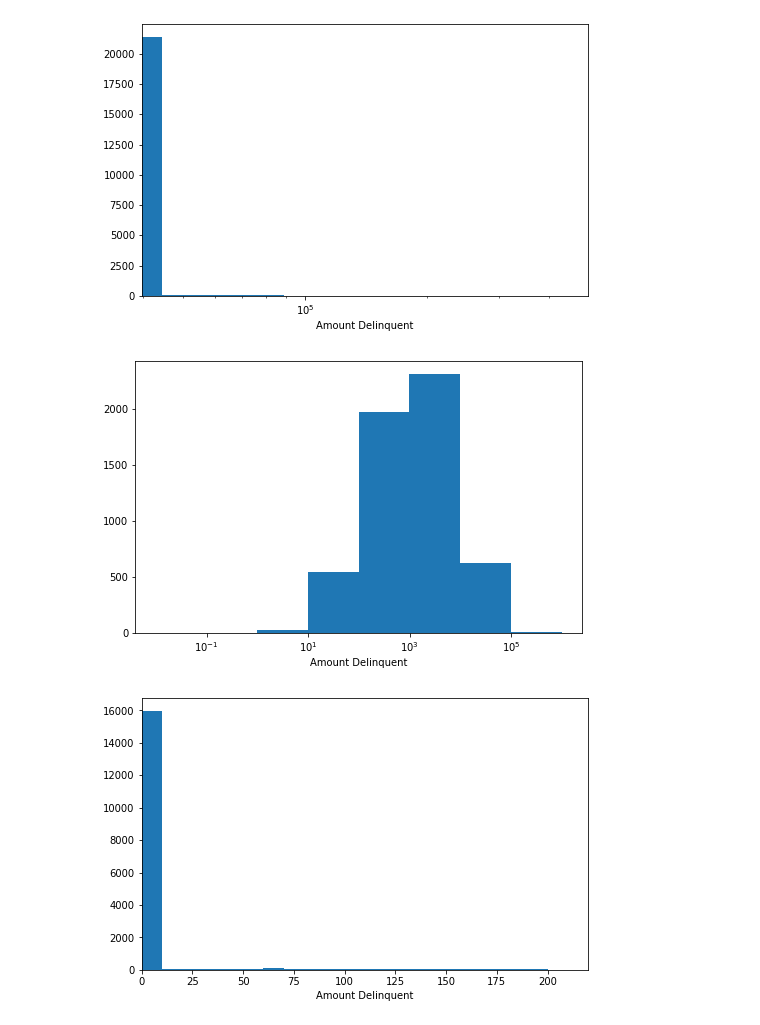
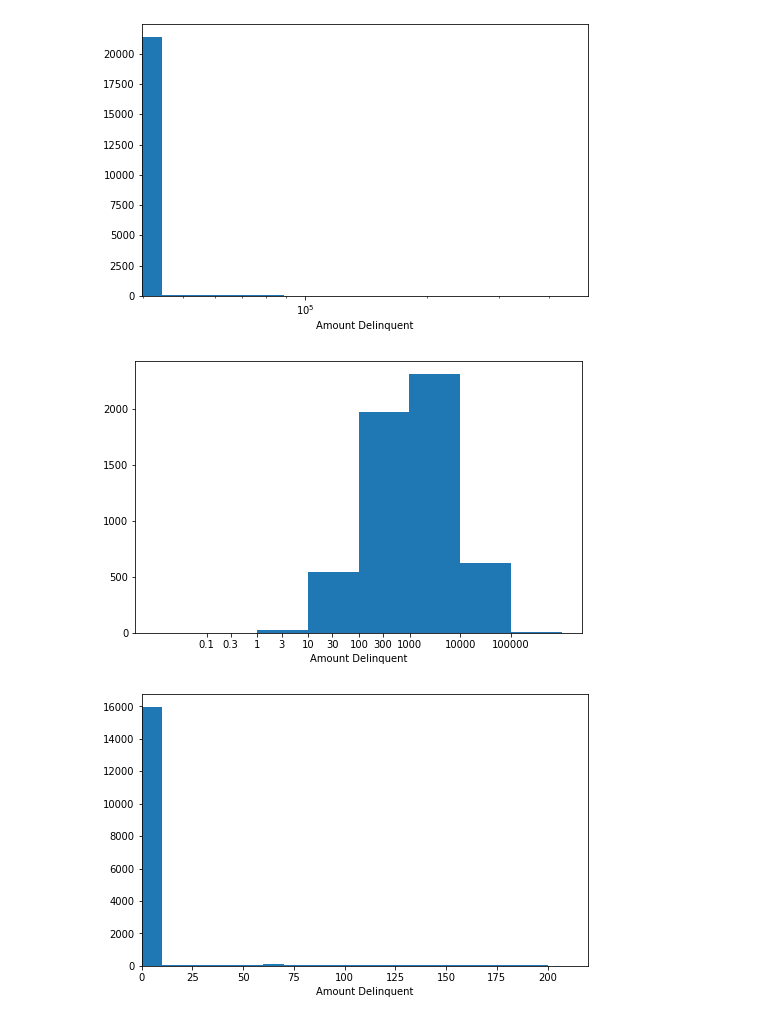
Before and after one commit to werdnamac/prosperloans, a Jupyter notebook: loan_exploration1.ipynb, the cells around one changed output. Saved outputs shown, nothing was run; the diff lists cells and outputs as text; code cells hidden in the pictures.

```diff
--- a/loan_exploration1.ipynb
+++ b/loan_exploration1.ipynb
@@ -1200,16 +1267,21 @@ plt.show()
 # %%
 binsize = .999
 bins = 10**np.arange(-2, np.log10(loans_to_2008['AmountDelinquent'].max())+binsize, binsize)
 
+# Generate the x-ticks you want to apply
+ticks = [0.1, 0.3, 1, 3, 10, 30, 100, 300, 1000, 10000, 100000]
+# Convert ticks into string values, to be displaye dlong the x-axis
+labels = ['{}'.format(v) for v in ticks]
+
 plt.figure(figsize=[8, 5])
 plt.hist(data = loans_to_2008, x = 'AmountDelinquent', bins=bins)
 plt.xscale('log')
-#plt.xlim(0, 1000)
+plt.xticks(ticks, labels)
 
 plt.xlabel('Amount Delinquent')
 plt.show()
 # %% [output]
-[figure, old version]
+[figure, new version]
 # %%
 binsize = 10
 bins = np.arange(0, 210, binsize)
```
Also changed, not shown: parts of 46 cells of this notebook.
